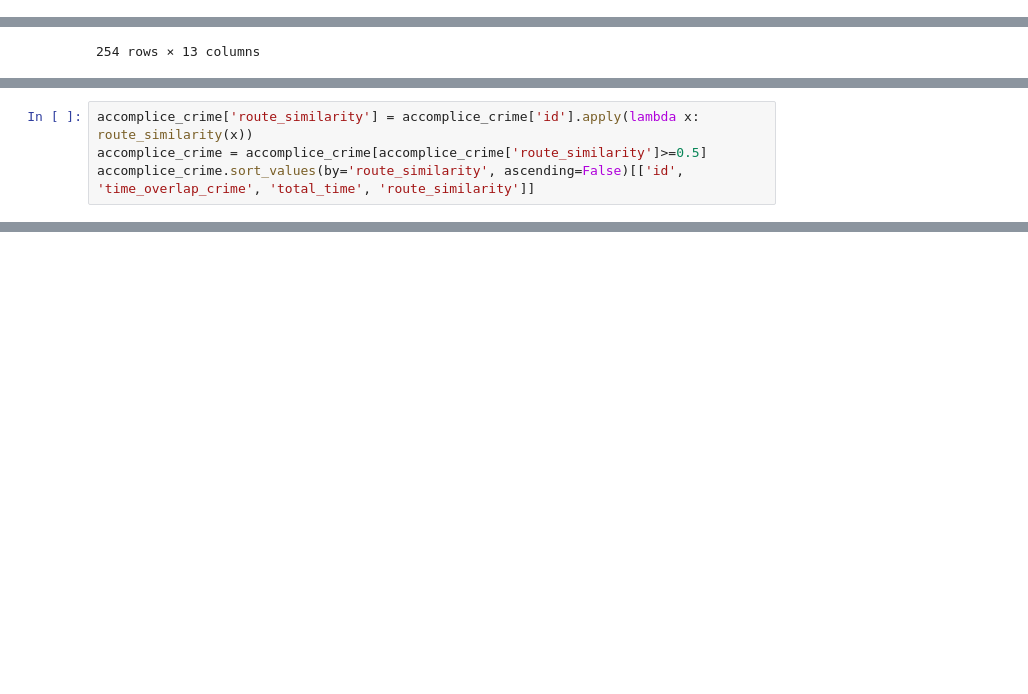
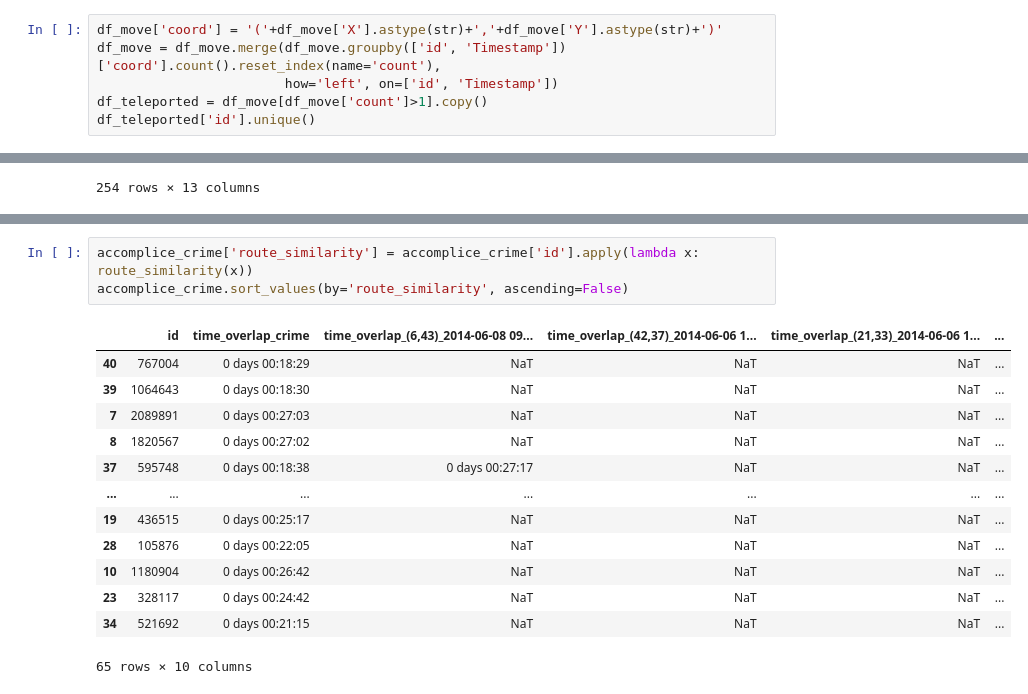
Before and after one commit to chongkairu/dinofunworld, a Jupyter notebook: Topic3_Find_Culprits.ipynb, the cells around one changed output, grey strips where cells are left out. Cells and saved outputs as stored; diff of their text form; blank space fills up the shorter version.

```diff
--- a/Topic3_Find_Culprits.ipynb
+++ b/Topic3_Find_Culprits.ipynb
@@ -107,3 +107,9 @@ show_map(df_move)
 [figure]
 # %% [markdown]
 # Find parkgoers who moved too fast
+# %%
+df_move['coord'] = '('+df_move['X'].astype(str)+','+df_move['Y'].astype(str)+')'
+df_move = df_move.merge(df_move.groupby(['id', 'Timestamp'])['coord'].count().reset_index(name='count'),
+                        how='left', on=['id', 'Timestamp'])
+df_teleported = df_move[df_move['count']>1].copy()
+df_teleported['id'].unique()
@@ -421,4 +335,0 @@ def route_similarity(suspect,
-# %%
-accomplice_crime['route_similarity'] = accomplice_crime['id'].apply(lambda x: route_similarity(x))
-accomplice_crime = accomplice_crime[accomplice_crime['route_similarity']>=0.5]
-accomplice_crime.sort_values(by='route_similarity', ascending=False)[['id', 'time_overlap_crime', 'total_time', 'route_similarity']]
@@ -431,0 +436,17 @@ accomplice_crime.sort_values(by='route_similarity', ascending=False)[['id', 'tim
+# %%
+accomplice_crime['route_similarity'] = accomplice_crime['id'].apply(lambda x: route_similarity(x))
+accomplice_crime.sort_values(by='route_similarity', ascending=False)
+# %% [output]
+|  | id | time_overlap_crime | time_overlap_(6,43)_2014-06-08 09... | time_overlap_(42,37)_2014-06-06 1... | time_overlap_(21,33)_2014-06-06 1... | ... |
+| 40 | 767004 | 0 days 00:18:29 | NaT | NaT | NaT | ... |
+| 39 | 1064643 | 0 days 00:18:30 | NaT | NaT | NaT | ... |
+| 7 | 2089891 | 0 days 00:27:03 | NaT | NaT | NaT | ... |
+| 8 | 1820567 | 0 days 00:27:02 | NaT | NaT | NaT | ... |
+| 37 | 595748 | 0 days 00:18:38 | 0 days 00:27:17 | NaT | NaT | ... |
+| ... | ... | ... | ... | ... | ... | ... |
+| 19 | 436515 | 0 days 00:25:17 | NaT | NaT | NaT | ... |
+| 28 | 105876 | 0 days 00:22:05 | NaT | NaT | NaT | ... |
+| 10 | 1180904 | 0 days 00:26:42 | NaT | NaT | NaT | ... |
+| 23 | 328117 | 0 days 00:24:42 | NaT | NaT | NaT | ... |
+| 34 | 521692 | 0 days 00:21:15 | NaT | NaT | NaT | ... |
+65 rows × 10 columns
```
Also changed, not shown: parts of 34 cells of this notebook.
